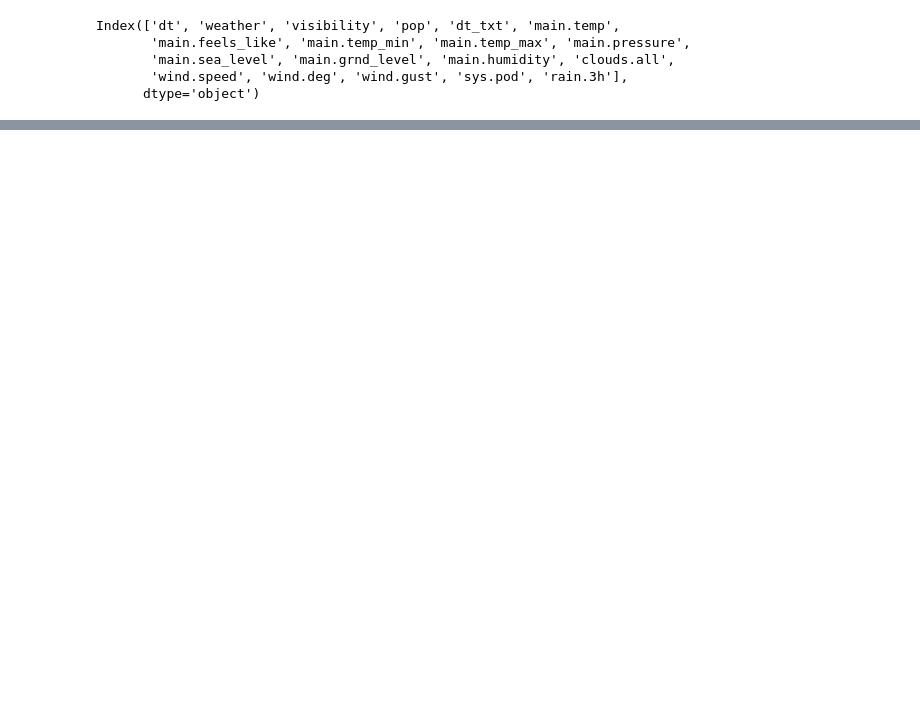
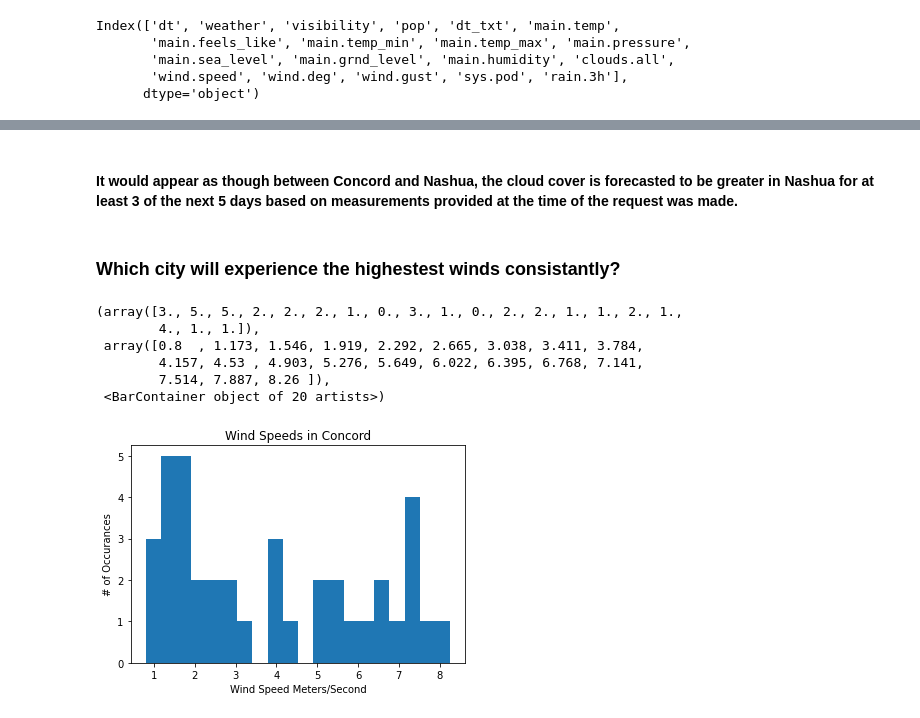
Before and after one commit to DavidReynolds1/final-project-comp574, a Jupyter notebook: reynolds-project.ipynb, the cells around one changed output, grey strips where cells are left out. Drawn from its saved outputs; the diff is of its cells as text; code cells hidden in the pictures; blank space fills up the shorter version.

```diff
--- a/reynolds-project.ipynb
+++ b/reynolds-project.ipynb
@@ -78,0 +211,17 @@ pd.read_csv(r"C:\Users\david\Documents\comp574-active\final-project-comp574\vene
+# %% [markdown]
+#### It would appear as though between Concord and Nashua, the cloud cover is forecasted to be greater in Nashua for at least 3 of the next 5 days based on measurements provided at the time of the request was made.
+# %% [markdown]
+### Which city will experience the highestest winds consistantly?
+# %%
+plt.title("Wind Speeds in {}".format(x))
+plt.xlabel("Wind Speed Meters/Second")
+plt.ylabel("# of Occurances")
+plt.hist(df2["wind.speed"][0:39], bins=20)
+# %% [output]
+(array([3., 5., 5., 2., 2., 2., 1., 0., 3., 1., 0., 2., 2., 1., 1., 2., 1.,
+        4., 1., 1.]),
+ array([0.8  , 1.173, 1.546, 1.919, 2.292, 2.665, 3.038, 3.411, 3.784,
+        4.157, 4.53 , 4.903, 5.276, 5.649, 6.022, 6.395, 6.768, 7.141,
+        7.514, 7.887, 8.26 ]),
+ <BarContainer object of 20 artists>)
+[figure, added]
```
Also changed, not shown: parts of 36 cells of this notebook.
